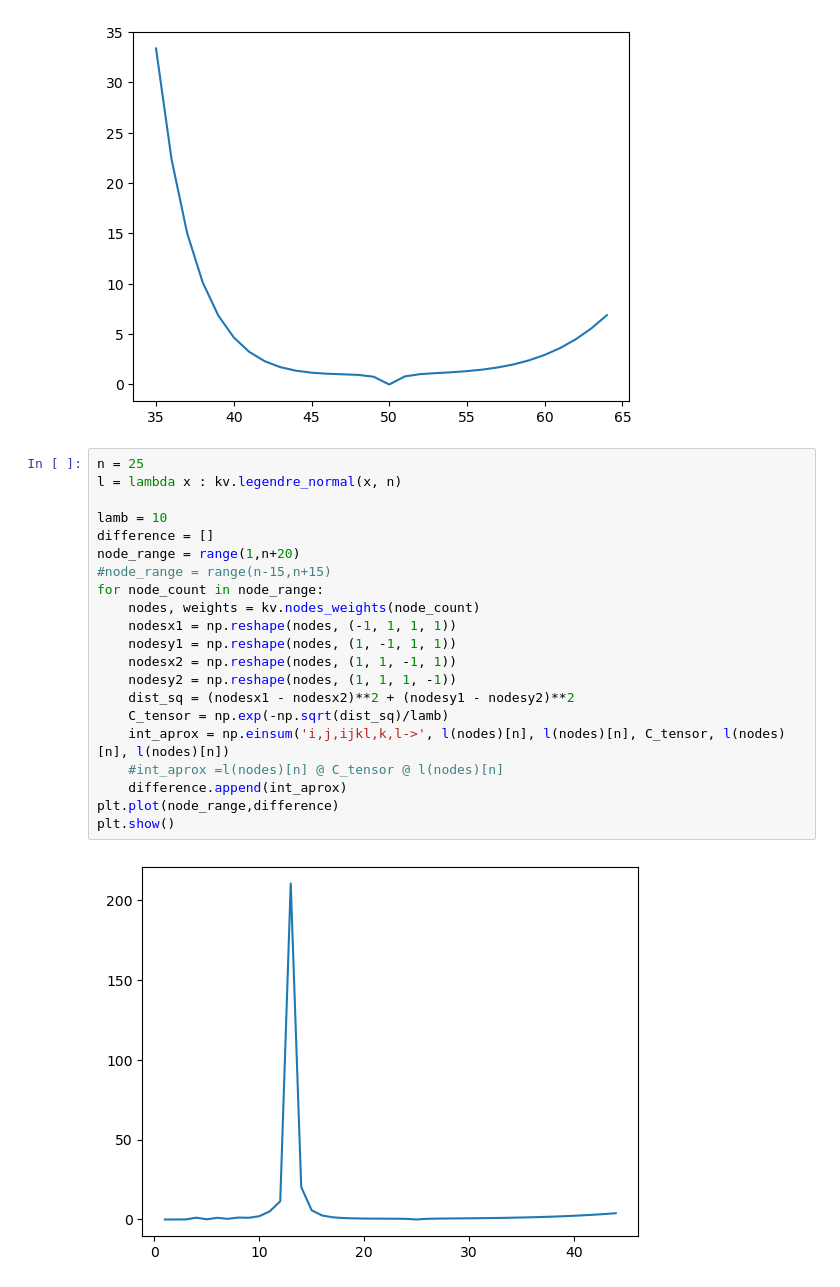
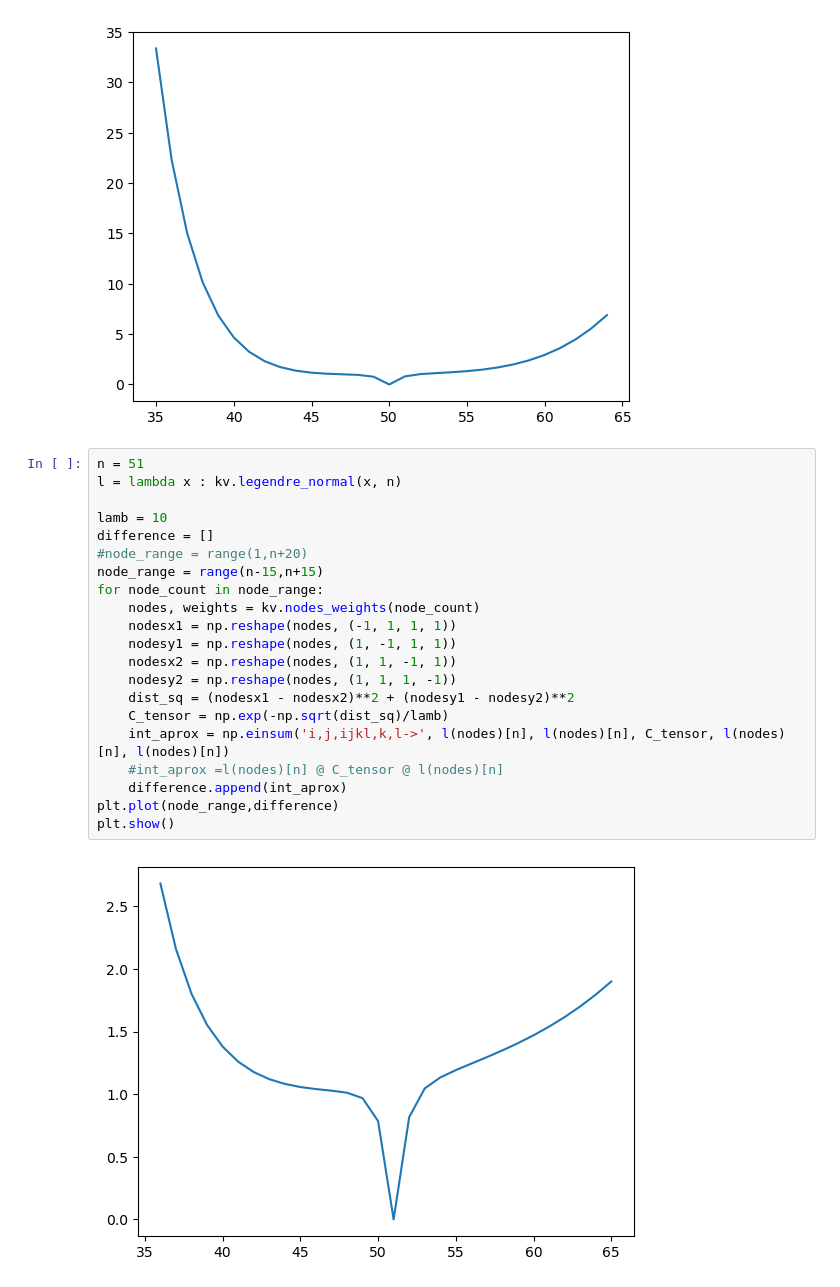
Before and after one commit to SED0280/BakalarkaCode, a Jupyter notebook: Gausova Kvadratura.ipynb, the cells around one changed output. Saved outputs shown, nothing was run; the diff lists cells and outputs as text.

```diff
--- a/Gausova Kvadratura.ipynb
+++ b/Gausova Kvadratura.ipynb
@@ -628,25 +628,25 @@ plt.show()
 # %% [output]
 [figure]
 # %%
-n = 25
+n = 51
 l = lambda x : kv.legendre_normal(x, n)
 
 lamb = 10
 difference = []
-node_range = range(1,n+20)
-#node_range = range(n-15,n+15)
+#node_range = range(1,n+20)
+node_range = range(n-15,n+15)
 for node_count in node_range:
     nodes, weights = kv.nodes_weights(node_count)
     nodesx1 = np.reshape(nodes, (-1, 1, 1, 1))
     nodesy1 = np.reshape(nodes, (1, -1, 1, 1))
     nodesx2 = np.reshape(nodes, (1, 1, -1, 1))
     nodesy2 = np.reshape(nodes, (1, 1, 1, -1))
     dist_sq = (nodesx1 - nodesx2)**2 + (nodesy1 - nodesy2)**2
     C_tensor = np.exp(-np.sqrt(dist_sq)/lamb)
     int_aprox = np.einsum('i,j,ijkl,k,l->', l(nodes)[n], l(nodes)[n], C_tensor, l(nodes)[n], l(nodes)[n])
     #int_aprox =l(nodes)[n] @ C_tensor @ l(nodes)[n]
     difference.append(int_aprox)
 plt.plot(node_range,difference)
 plt.show()
 # %% [output]
-[figure, old version]
+[figure, new version]
```
